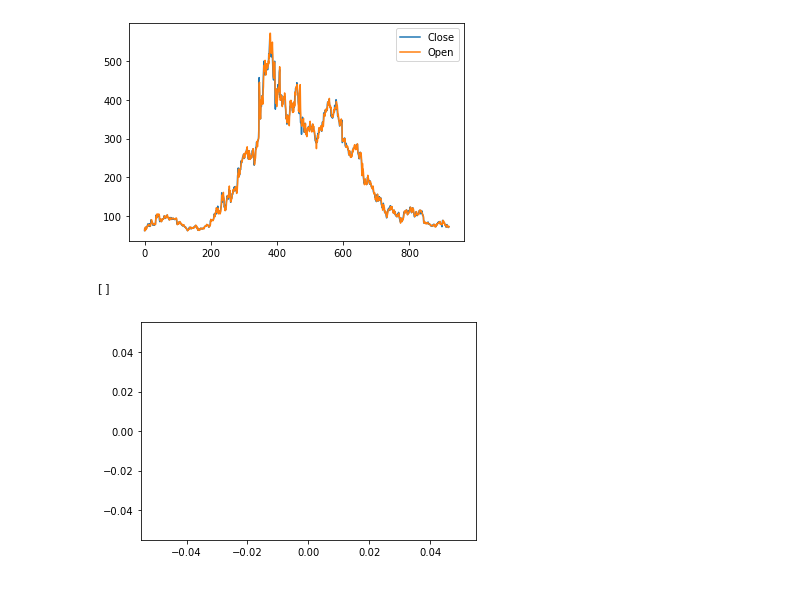
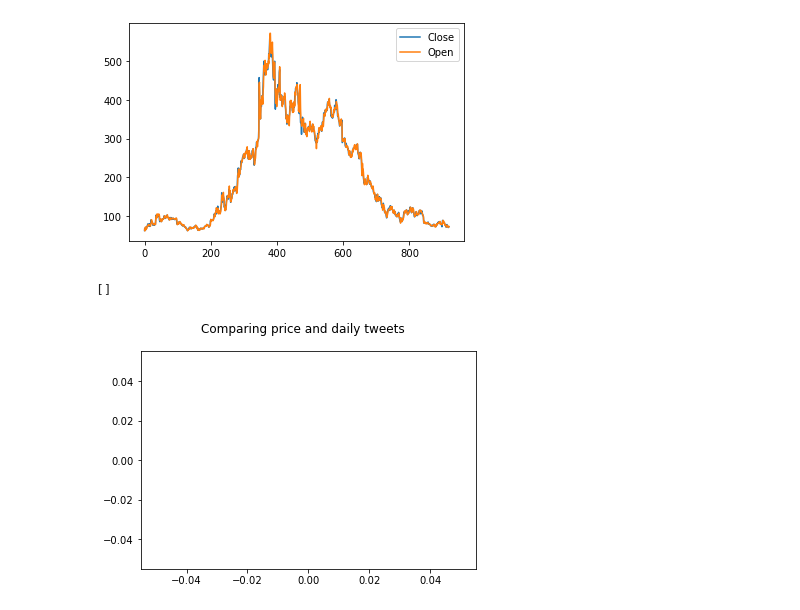
Before and after one commit to kwcode2016/snscrape-explore, a Jupyter notebook: eda-zm.ipynb, the cells around one changed output. Cells and saved outputs as stored; diff of their text form; code cells hidden in the pictures.

```diff
--- a/eda-zm.ipynb
+++ b/eda-zm.ipynb
@@ -148,12 +148,14 @@ zoom_stock_prices_df[['Date', 'Close', 'Open']].plot()
 # %%
 import matplotlib.pyplot as plt
 
 fig, ax = plt.subplots()
 
+fig.suptitle('Comparing price and daily tweets')
+
 plt.plot()
 # %% [output]
 []
-[figure, old version]
+[figure, new version]
 # %%
 # select only 4 months jan 2020 to april 2020
 
```
